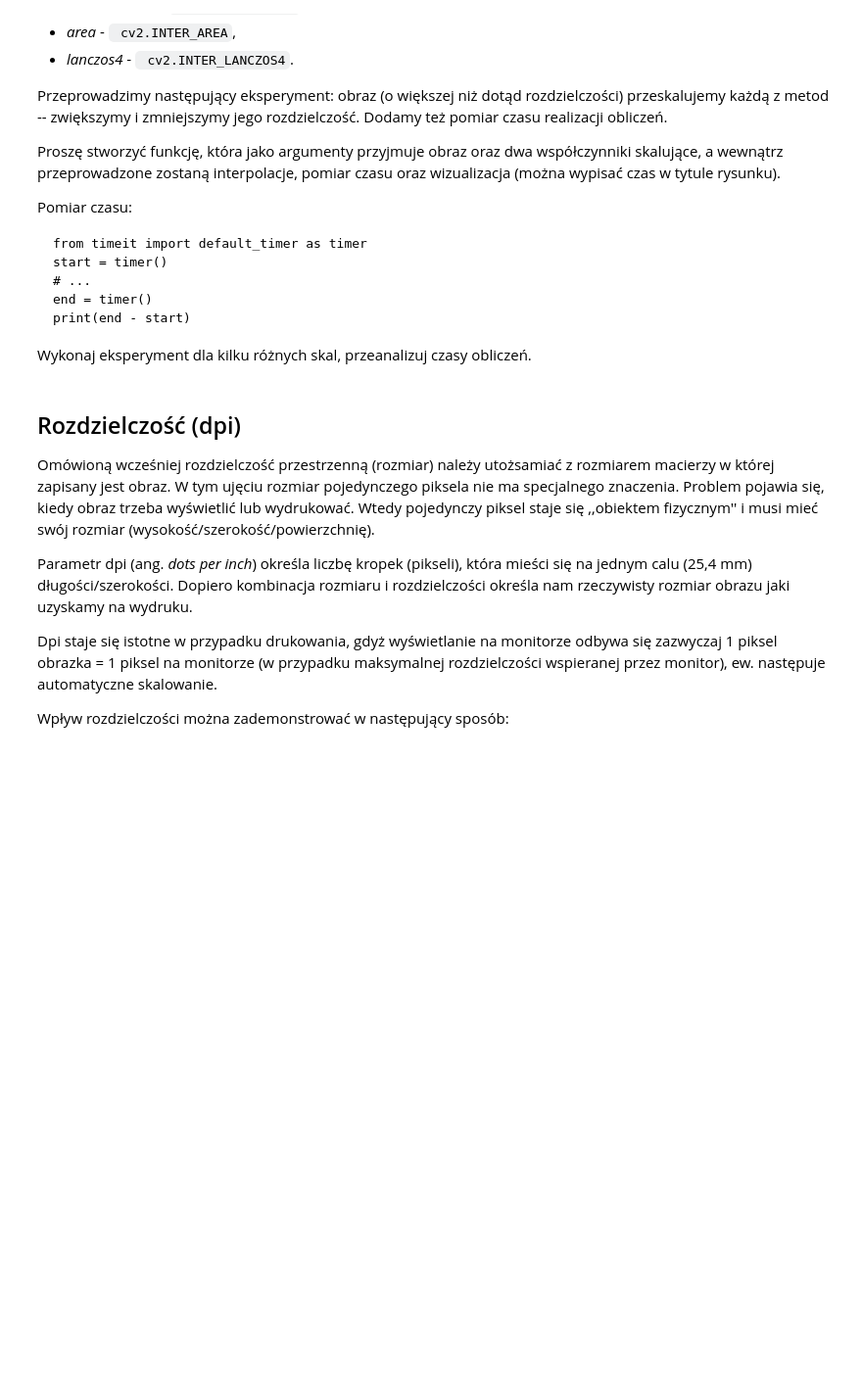
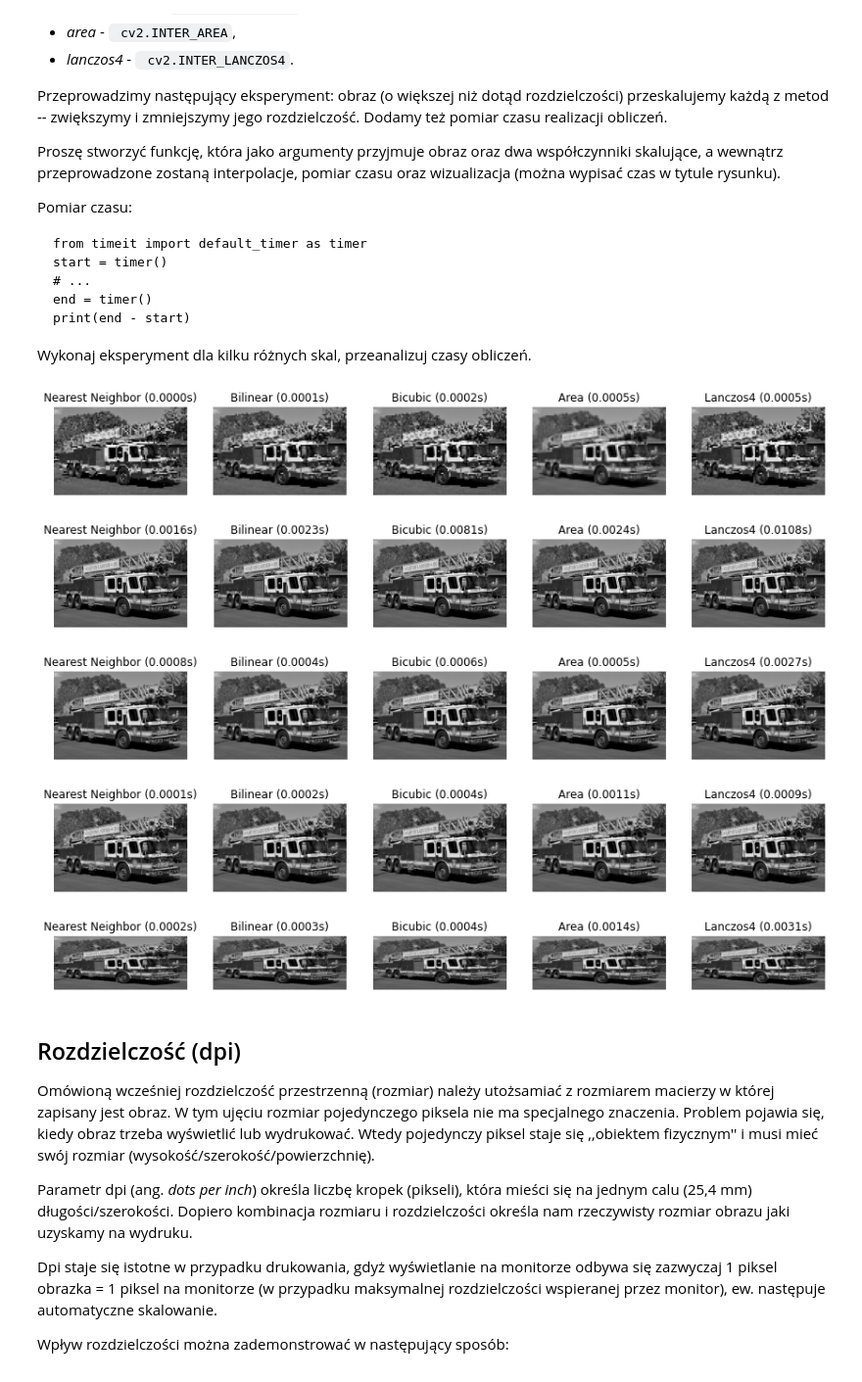
Before and after one commit to IwoSzczepaniak/DigitalImageProcessing, a Jupyter notebook: lab5/05_resolution.ipynb, the cells around one changed output. Shown at 98% size. Drawn from its saved outputs; the diff is of its cells as text; code cells hidden in the pictures; blank space fills up the shorter version.

```diff
--- a/lab5/05_resolution.ipynb
+++ b/lab5/05_resolution.ipynb
@@ -222,3 +343,38 @@ from timeit import default_timer as timer
+# %%
+from timeit import default_timer as timer
+import cv2
+
+import matplotlib.pyplot as plt
+
+def perform_interpolation(image, scale_x, scale_y):
+    methods = [cv2.INTER_NEAREST, cv2.INTER_LINEAR, cv2.INTER_CUBIC, cv2.INTER_AREA, cv2.INTER_LANCZOS4]
+    method_names = ['Nearest Neighbor', 'Bilinear', 'Bicubic', 'Area', 'Lanczos4']
+
+    fig, axs = plt.subplots(1, len(methods), figsize=(15, 5))
+
+    for i, method in enumerate(methods):
+        start = timer()
+        scaled_image = cv2.resize(image, None, fx=scale_x, fy=scale_y, interpolation=method)
+        end = timer()
+        execution_time = end - start
+
+        axs[i].imshow(scaled_image, cmap='gray')
+        axs[i].set_title(f'{method_names[i]} ({execution_time:.4f}s)')
+        axs[i].axis('off')
+
+    plt.show()
+
+
+image = cv2.imread('firetruck.jpg', cv2.IMREAD_GRAYSCALE)
+scales = [(.1, .1), (2.5, 2.5), (1.1, 1.1), (0.3, 0.3), (0.5, 0.3)]
+for scale in scales:
+    perform_interpolation(image, scale[0], scale[1])
+# %% [output]
+[figure, added]
+[figure, added]
+[figure, added]
+[figure, added]
+[figure, added]
 # %% [markdown]
 ## Rozdzielczość (dpi)
 
```
Also changed, not shown: parts of 17 cells of this notebook, 4 other files.
